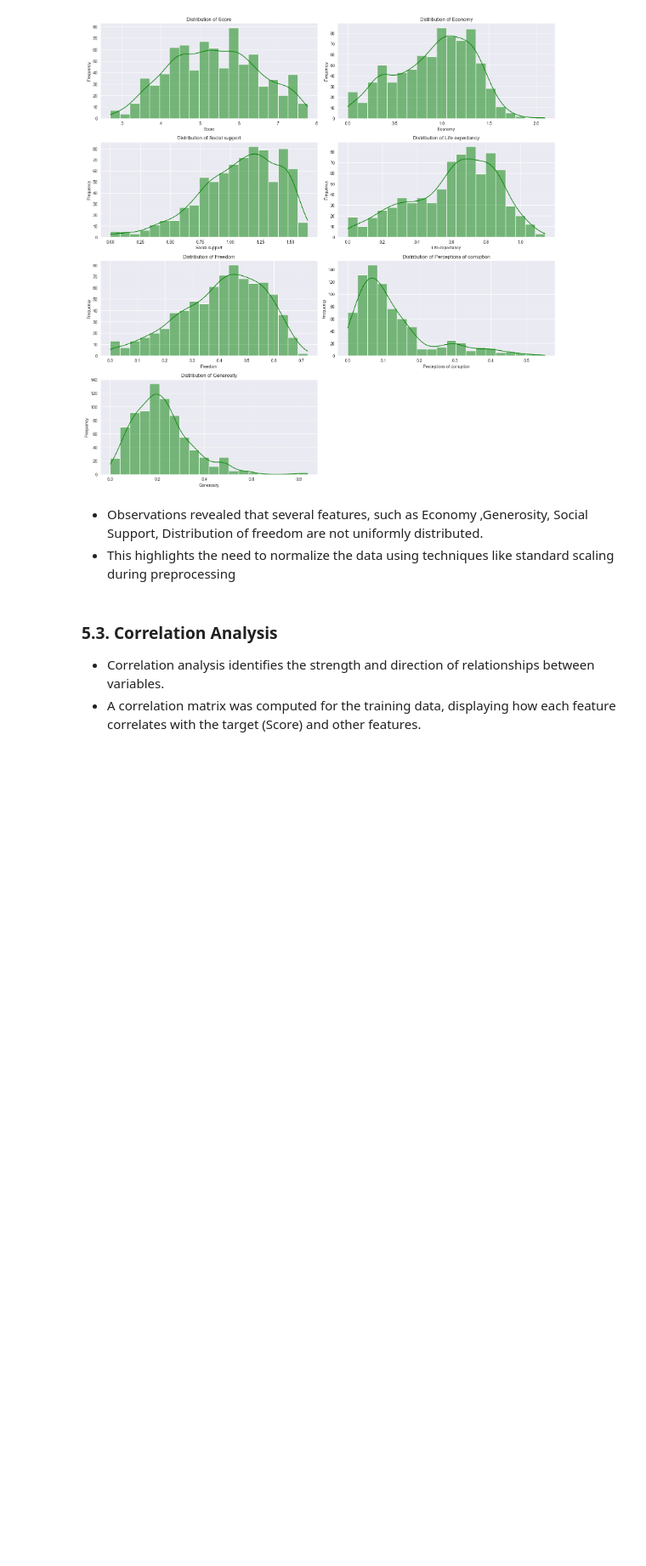
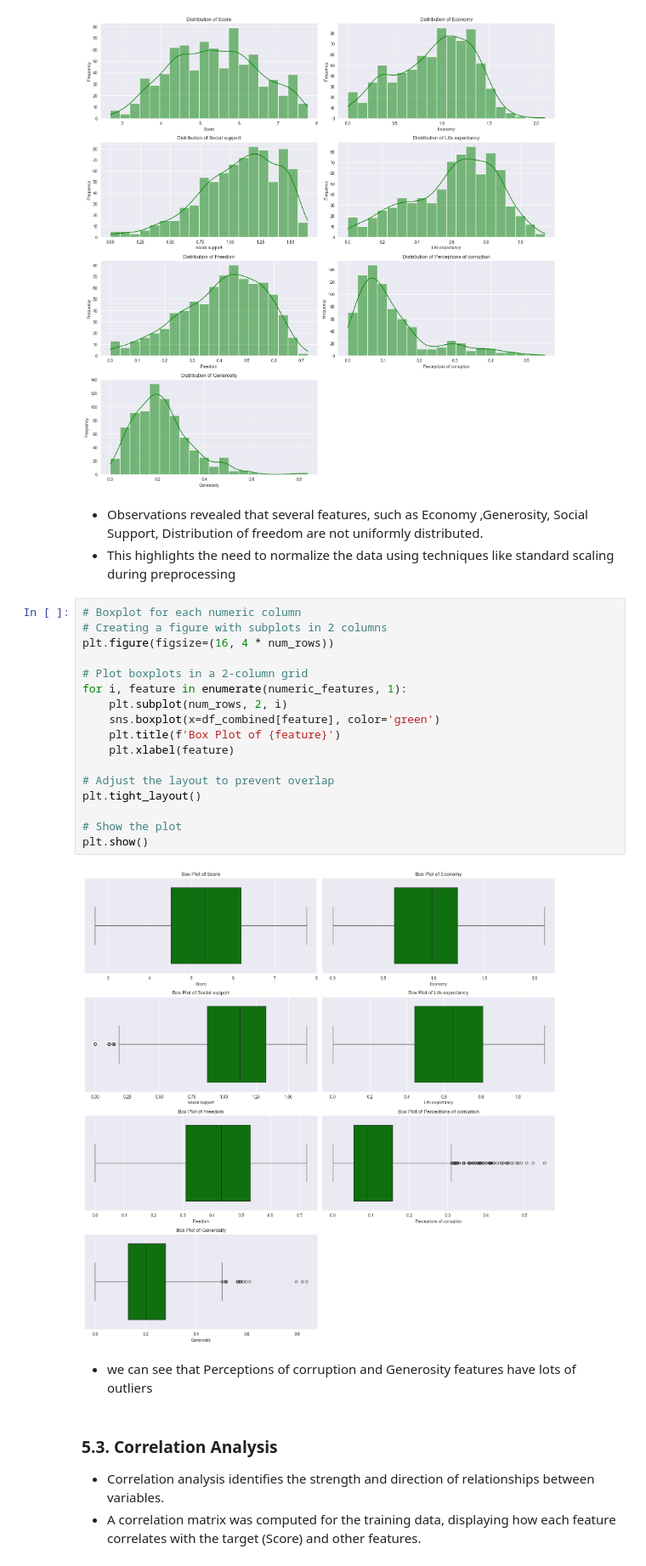
Before and after one commit to Cooper-JSK/World_Happiness_Score, a Jupyter notebook: project.ipynb, the cells around one changed output. Shown at 85% size. Drawn from its saved outputs; the diff is of its cells as text; blank space fills up the shorter version.

Commit message:
add box plots

```diff
--- a/project.ipynb
+++ b/project.ipynb
@@ -358,6 +358,27 @@ plt.show()
 # %% [markdown]
 - Observations revealed that several features, such as Economy ,Generosity, Social Support, Distribution of freedom are not uniformly distributed.
 - This highlights the need to normalize the data using techniques like standard scaling during preprocessing
+# %%
+# Boxplot for each numeric column
+# Creating a figure with subplots in 2 columns
+plt.figure(figsize=(16, 4 * num_rows))
+
+# Plot boxplots in a 2-column grid
+for i, feature in enumerate(numeric_features, 1):
+    plt.subplot(num_rows, 2, i)
+    sns.boxplot(x=df_combined[feature], color='green')
+    plt.title(f'Box Plot of {feature}')
+    plt.xlabel(feature)
+
+# Adjust the layout to prevent overlap
+plt.tight_layout()
+
+# Show the plot
+plt.show()
+# %% [output]
+[figure, added]
+# %% [markdown]
+- we can see that Perceptions of corruption and Generosity features have lots of outliers
 # %% [markdown]
 ### 5.3. Correlation Analysis
 - Correlation analysis identifies the strength and direction of relationships between variables.
```
Also changed, not shown: parts of 5 cells of this notebook.
